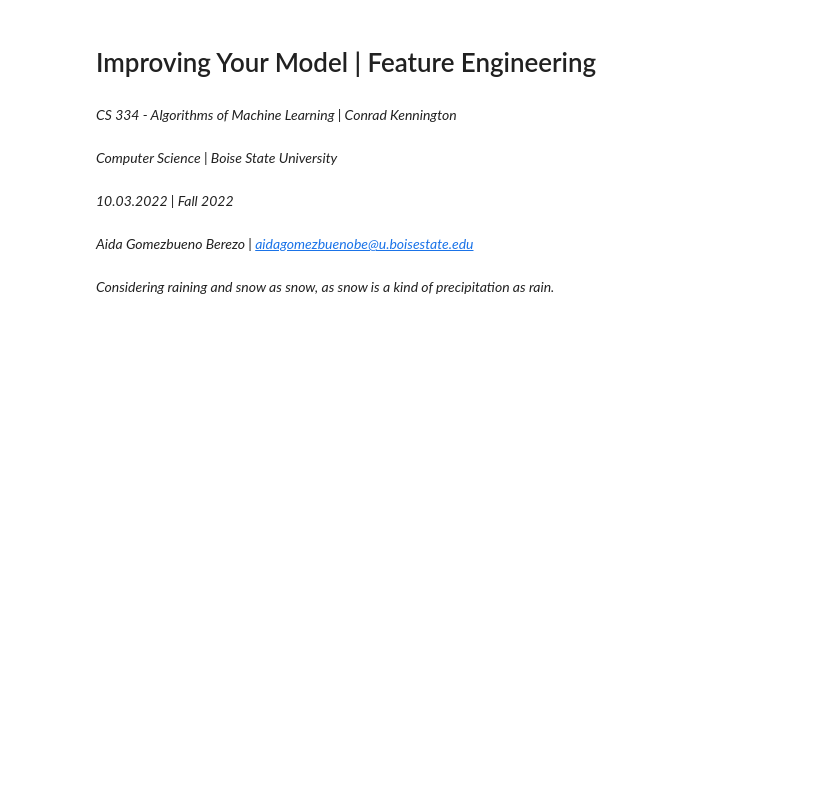
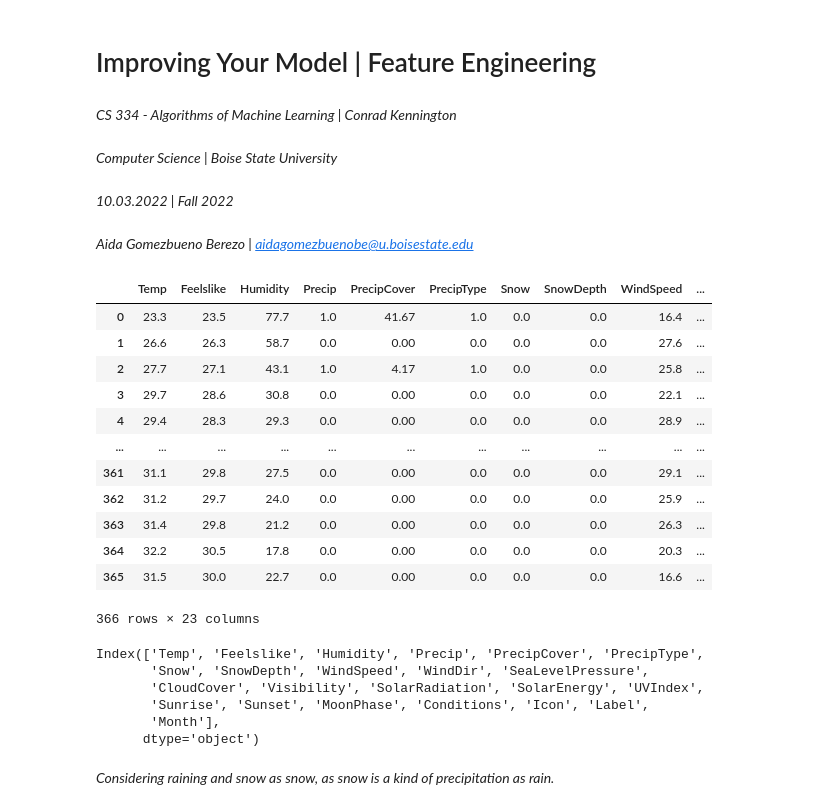
Before and after one commit to aidagomezbueno/Jupyter-Notebook, a Jupyter notebook: hw5.ipynb, the cells around one changed output. Drawn from its saved outputs; the diff is of its cells as text; code cells hidden in the pictures; blank space fills up the shorter version.

```diff
--- a/hw5.ipynb
+++ b/hw5.ipynb
@@ -48,33 +50,57 @@ df = df.drop(['Stations', 'Name', 'Datetime', 'PrecipProb', 'Dew', 'Description'
 df["PrecipType"] = np.where(df["PrecipType"].isna(), "no rain", df["PrecipType"])
 df["PrecipType"] = np.where(df["PrecipType"]=="rain", "1", 0)
 df["Precip"] = np.where(df["Precip"]>0, "1", 0)
 df["Conditions"] = df["Conditions"].replace("Clear", "No rain")
 df["Conditions"] = df["Conditions"].replace("Snow, Rain, Freezing Drizzle/Freezing Rain, Overcast", "Rain")
 df["Conditions"] = df["Conditions"].replace("Snow, Rain, Freezing Drizzle/Freezing Rain, Partially cloudy", "Rain")
 df["Conditions"] = df["Conditions"].replace("Rain, Partially cloudy", "Rain")
 df["Conditions"] = df["Conditions"].replace("Partially cloudy", "No rain")
 df["Conditions"] = df["Conditions"].replace("Overcast", "No rain")
 df["Conditions"] = df["Conditions"].replace("Snow, Rain, Partially cloudy", "Rain")
 df["Conditions"] = df["Conditions"].replace("Snow, Rain, Overcast", "Rain")
 df["Conditions"] = df["Conditions"].replace("Snow, Partially cloudy", "Rain")
 df["Conditions"] = df["Conditions"].replace("Snow, Rain", "Rain")
 df["Conditions"] = df["Conditions"].replace("Rain, Overcast", "Rain")
 df["Conditions"] = np.where(df["Conditions"]=="Rain", "1", 0)
 df["Icon"] = df["Icon"].replace("rain", "Rain")
 df["Icon"] = df["Icon"].replace("snow", "Rain")
 df["Icon"] = df["Icon"].replace("clear-day", "No rain")
 df["Icon"] = df["Icon"].replace("partly-cloudy-day", "No rain")
 df["Icon"] = df["Icon"].replace("cloudy", "No rain")
 df["Icon"] = df["Icon"].replace("cloudy", "No rain")
 df["Icon"] = np.where(df["Icon"]=="Rain", "1", 0)
 df["Month"] = df["Month"].astype(int)
 df["Precip"] = df["Precip"].astype(float)
 df["PrecipType"] = df["PrecipType"].astype(float)
 df["Conditions"] = df["Conditions"].astype(float)
 df["Icon"] = df["Icon"].astype(float)
 df["UVIndex"] = df["UVIndex"].astype(float)
 df["Label"] = df["Label"].astype(float)
 df["Month"] = df["Month"].astype(float)
+df
+# %% [output]
+|  | Temp | Feelslike | Humidity | Precip | PrecipCover | PrecipType | Snow | SnowDepth | WindSpeed | ... |
+| 0 | 23.3 | 23.5 | 77.7 | 1.0 | 41.67 | 1.0 | 0.0 | 0.0 | 16.4 | ... |
+| 1 | 26.6 | 26.3 | 58.7 | 0.0 | 0.00 | 0.0 | 0.0 | 0.0 | 27.6 | ... |
+| 2 | 27.7 | 27.1 | 43.1 | 1.0 | 4.17 | 1.0 | 0.0 | 0.0 | 25.8 | ... |
+| 3 | 29.7 | 28.6 | 30.8 | 0.0 | 0.00 | 0.0 | 0.0 | 0.0 | 22.1 | ... |
+| 4 | 29.4 | 28.3 | 29.3 | 0.0 | 0.00 | 0.0 | 0.0 | 0.0 | 28.9 | ... |
+| ... | ... | ... | ... | ... | ... | ... | ... | ... | ... | ... |
+| 361 | 31.1 | 29.8 | 27.5 | 0.0 | 0.00 | 0.0 | 0.0 | 0.0 | 29.1 | ... |
+| 362 | 31.2 | 29.7 | 24.0 | 0.0 | 0.00 | 0.0 | 0.0 | 0.0 | 25.9 | ... |
+| 363 | 31.4 | 29.8 | 21.2 | 0.0 | 0.00 | 0.0 | 0.0 | 0.0 | 26.3 | ... |
+| 364 | 32.2 | 30.5 | 17.8 | 0.0 | 0.00 | 0.0 | 0.0 | 0.0 | 20.3 | ... |
+| 365 | 31.5 | 30.0 | 22.7 | 0.0 | 0.00 | 0.0 | 0.0 | 0.0 | 16.6 | ... |
+366 rows × 23 columns
+# %%
+df.columns
+# %% [output]
+Index(['Temp', 'Feelslike', 'Humidity', 'Precip', 'PrecipCover', 'PrecipType',
+       'Snow', 'SnowDepth', 'WindSpeed', 'WindDir', 'SeaLevelPressure',
+       'CloudCover', 'Visibility', 'SolarRadiation', 'SolarEnergy', 'UVIndex',
+       'Sunrise', 'Sunset', 'MoonPhase', 'Conditions', 'Icon', 'Label',
+       'Month'],
+      dtype='object')
 # %% [markdown]
 *Considering raining and snow as snow, as snow is a kind of precipitation as rain.*
 # %%
```
Also changed, not shown: parts of 101 cells of this notebook.
